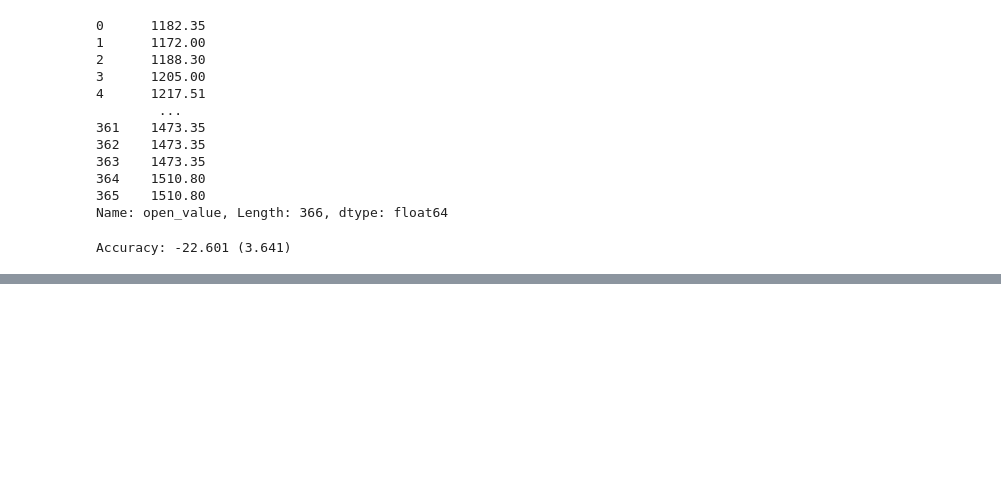
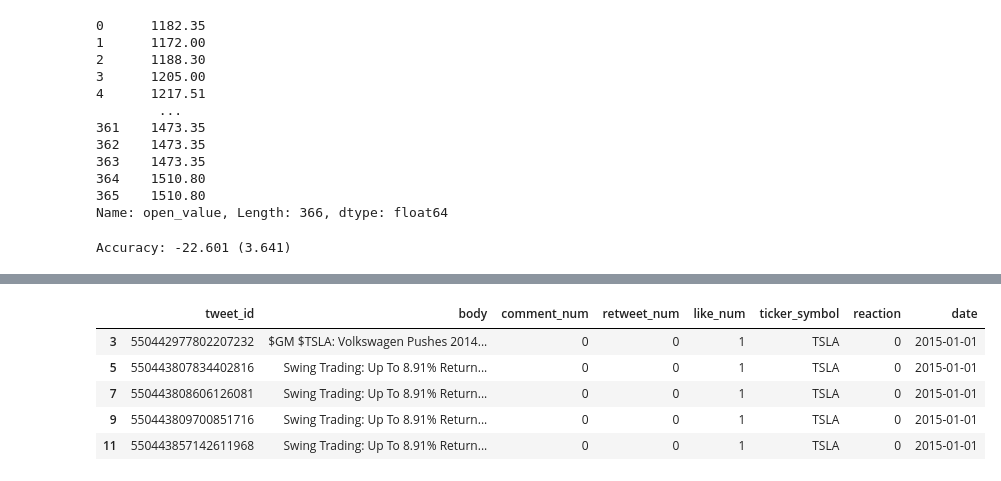
Before and after one commit to Karl-Gilmartin/Twitter-NASDAQ, a Jupyter notebook: ref_main.ipynb, the cells around one changed output, grey strips where cells are left out. Cells and saved outputs as stored; diff of their text form; code cells hidden in the pictures; blank space fills up the shorter version.

```diff
--- a/ref_main.ipynb
+++ b/ref_main.ipynb
@@ -1249,3 +1156,5 @@ scores = cross_val_score(models, X, Y, scoring='neg_mean_absolute_error',cv=cv,
 print('Accuracy: %.3f (%.3f)' % (mean(scores), std(scores)))
 # %% [output]
 Accuracy: -22.601 (3.641)
+# %%
+tsla_df = result
@@ -1251,0 +1170,11 @@ Accuracy: -22.601 (3.641)
+# %%
+tsla_df = tsla_df.loc[tsla_df['ticker_symbol'] == 'TSLA' ]
+# %%
+tsla_df.head()
+# %% [output]
+|  | tweet_id | body | comment_num | retweet_num | like_num | ticker_symbol | reaction | date |
+| 3 | 550442977802207232 | $GM $TSLA: Volkswagen Pushes 2014... | 0 | 0 | 1 | TSLA | 0 | 2015-01-01 |
+| 5 | 550443807834402816 | Swing Trading: Up To 8.91% Return... | 0 | 0 | 1 | TSLA | 0 | 2015-01-01 |
+| 7 | 550443808606126081 | Swing Trading: Up To 8.91% Return... | 0 | 0 | 1 | TSLA | 0 | 2015-01-01 |
+| 9 | 550443809700851716 | Swing Trading: Up To 8.91% Return... | 0 | 0 | 1 | TSLA | 0 | 2015-01-01 |
+| 11 | 550443857142611968 | Swing Trading: Up To 8.91% Return... | 0 | 0 | 1 | TSLA | 0 | 2015-01-01 |
```
Also changed, not shown: parts of 37 cells of this notebook.
